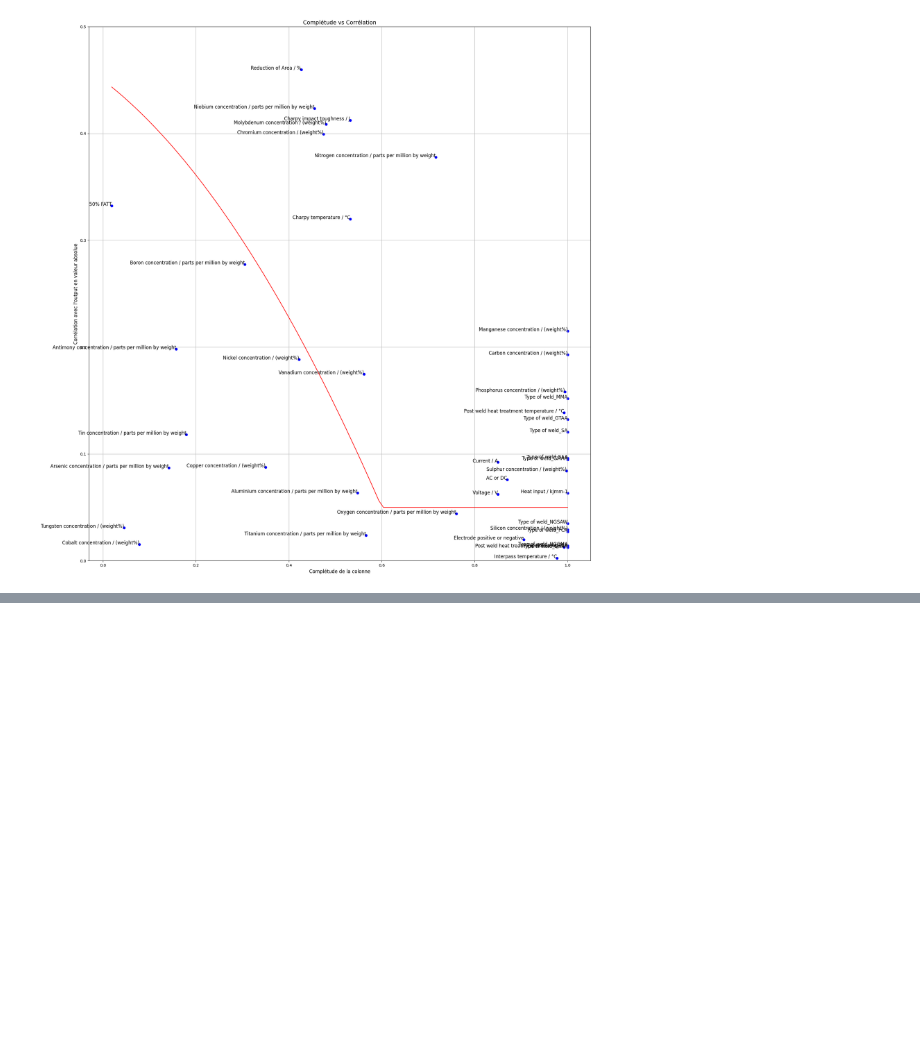
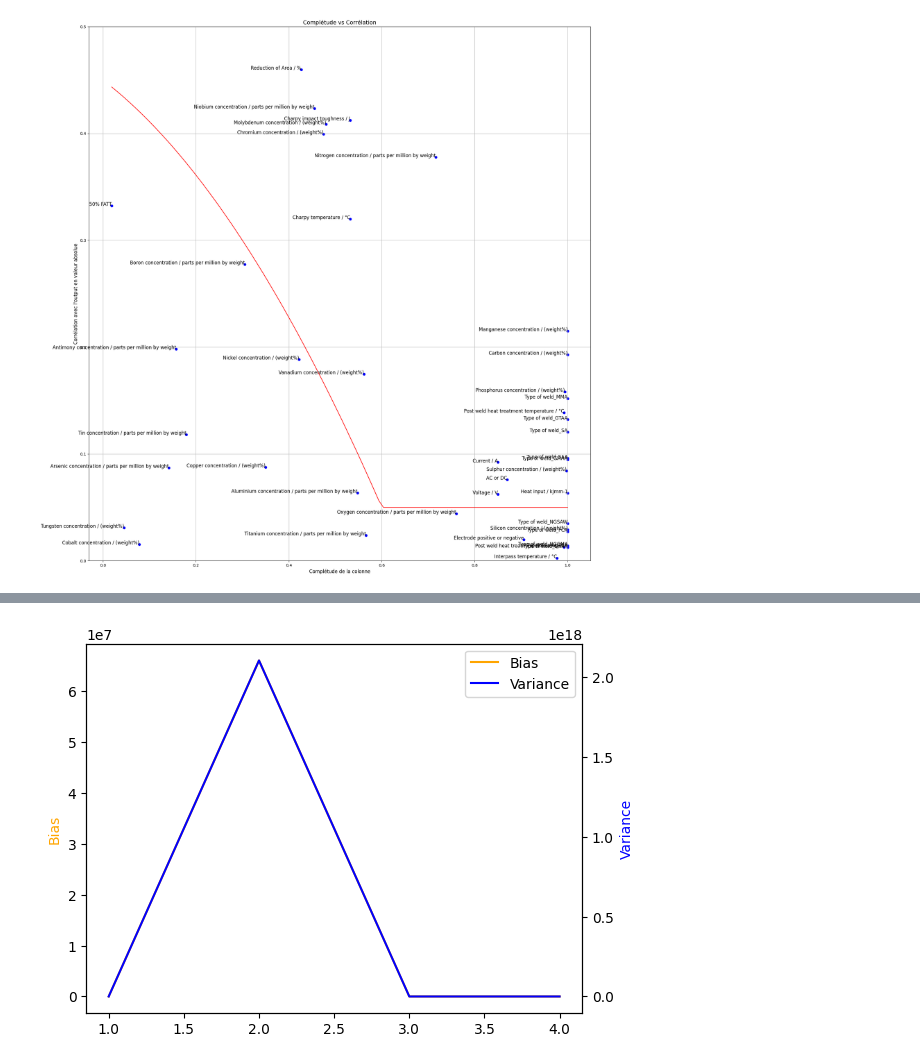
Before and after one commit to MatteoDebart/apprAuto-projet, a Jupyter notebook: tests.ipynb, the cells around one changed output, grey strips where cells are left out. Cells and saved outputs as stored; diff of their text form; code cells hidden in the pictures; blank space fills up the shorter version.

```diff
--- a/tests.ipynb
+++ b/tests.ipynb
@@ -85,0 +73,10 @@ Mean R² from Cross-Validation: 0.24
+# %%
+l=[]
+for i in range(1,5):
+    result = cross_validation(pipeline(i), X.values, y.values)
+    l.append(result)
+    print("polynomial regression degree", i)
+    print(result)
+
+bias = [x["Bias"] for x in l]
+variance = [x["Variance"] for x in l]
@@ -85,0 +92,24 @@ Mean R² from Cross-Validation: 0.24
+# %%
+# Define subplots
+fig, ax = plt.subplots()
+
+# Add first line to the plot (for bias)
+ax.plot(range(1, 5), bias, label='Bias', color='orange')
+ax.set_ylabel('Bias', color='orange')
+
+# Define second y-axis that shares x-axis with the current plot
+ax2 = ax.twinx()
+
+# Add second line to the plot (for variance)
+ax2.plot(range(1, 5), variance, label='Variance', color='blue')
+ax2.set_ylabel('Variance', color='blue')
+
+# Combine legends from both axes
+lines, labels = ax.get_legend_handles_labels()
+lines2, labels2 = ax2.get_legend_handles_labels()
+ax2.legend(lines + lines2, labels + labels2)
+
+# Show the plot
+plt.show()
+# %% [output]
+[figure, added]
```
Also changed, not shown: parts of 12 cells of this notebook, 5 other files.
